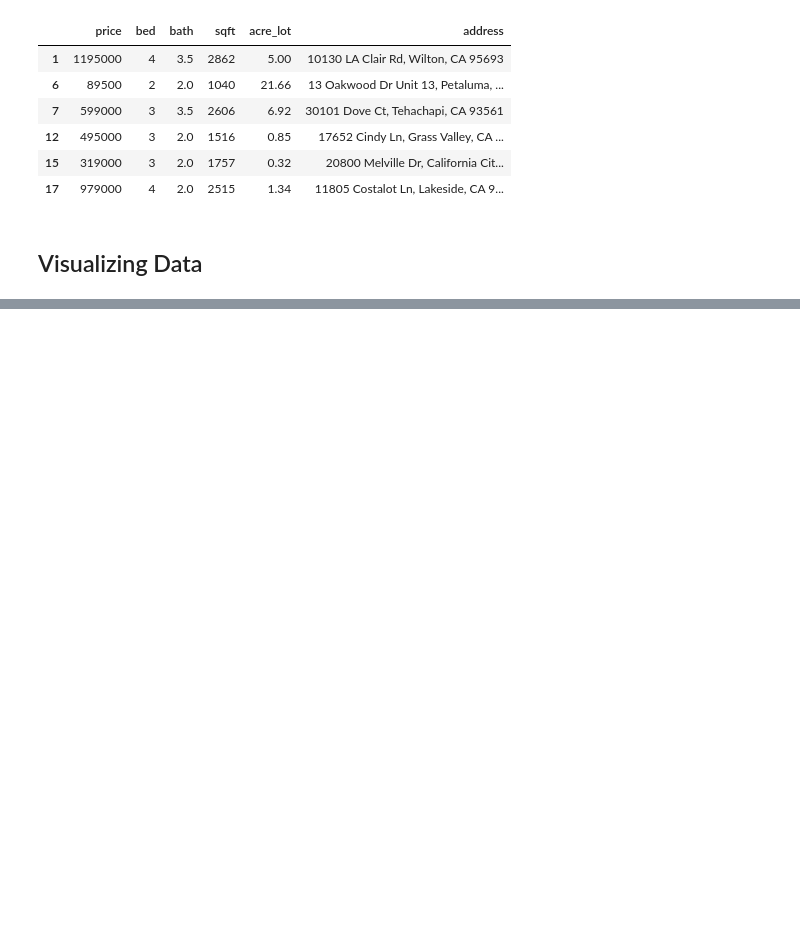
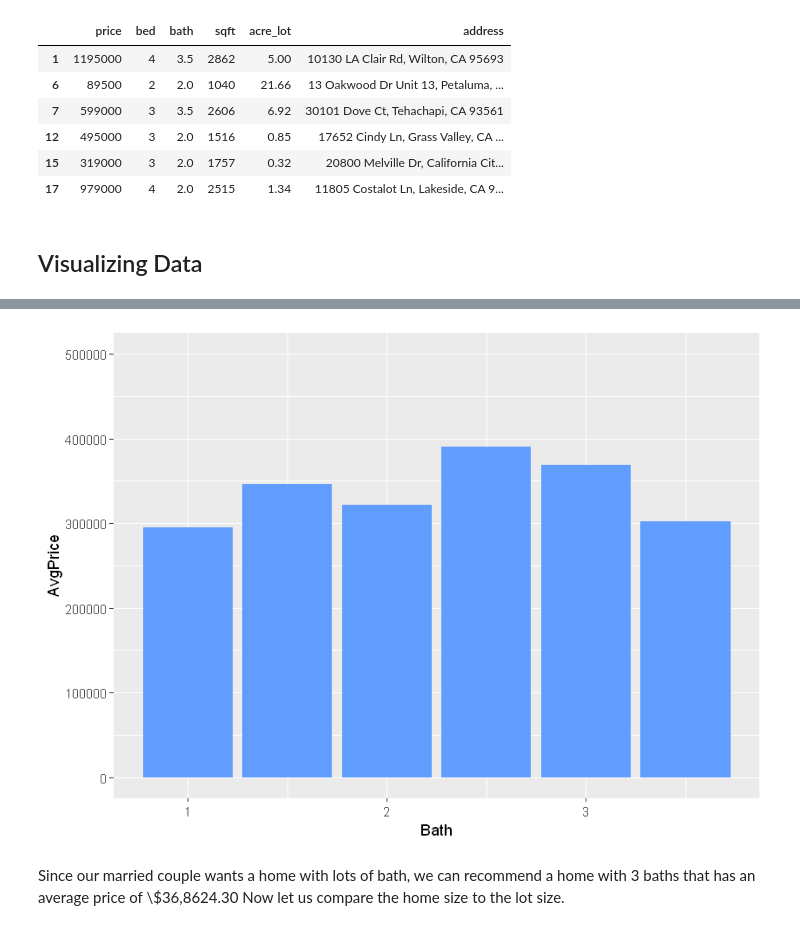
Before and after one commit to arvin-panganiban/california-sale-properties, a Jupyter notebook: California Sale Properties.ipynb, the cells around one changed output, grey strips where cells are left out. Saved outputs shown, nothing was run; the diff lists cells and outputs as text; code cells hidden in the pictures; blank space fills up the shorter version.

```diff
--- a/California Sale Properties.ipynb
+++ b/California Sale Properties.ipynb
@@ -97,0 +150,9 @@ plot
+# %%
+price_bath_df <- data.frame(matrix(ncol=2, nrow=length(unique(cali_homes$bath))))
+colnames(price_bath_df) = c('Bath', 'AvgPrice')
+baths <- cali_homes[order(cali_homes$bath),]
+bath_levels <- unique(baths$bath)
+# %%
+for (x in 1:length(bath_levels)){
+    price_bath_df[x,] <- c(unique(baths$bath)[x], mean(cali_homes[cali_homes$bath==bath_levels[x],]$price))
+}
@@ -97,0 +169,9 @@ plot
+# %%
+price_bath = ggplot(price_bath_df, aes(Bath, AvgPrice)) +
+            geom_bar(stat='identity', fill='#619CFF') +
+            scale_y_continuous(limits = c(0,500000), breaks=seq(0,500000,100000))
+price_bath
+# %% [output]
+[figure, added]
+# %% [markdown]
+Since our married couple wants a home with lots of bath, we can recommend a home with 3 baths that has an average price of \\$36,8624.30 Now let us compare the home size to the lot size.
```
Also changed, not shown: parts of 30 cells of this notebook.
